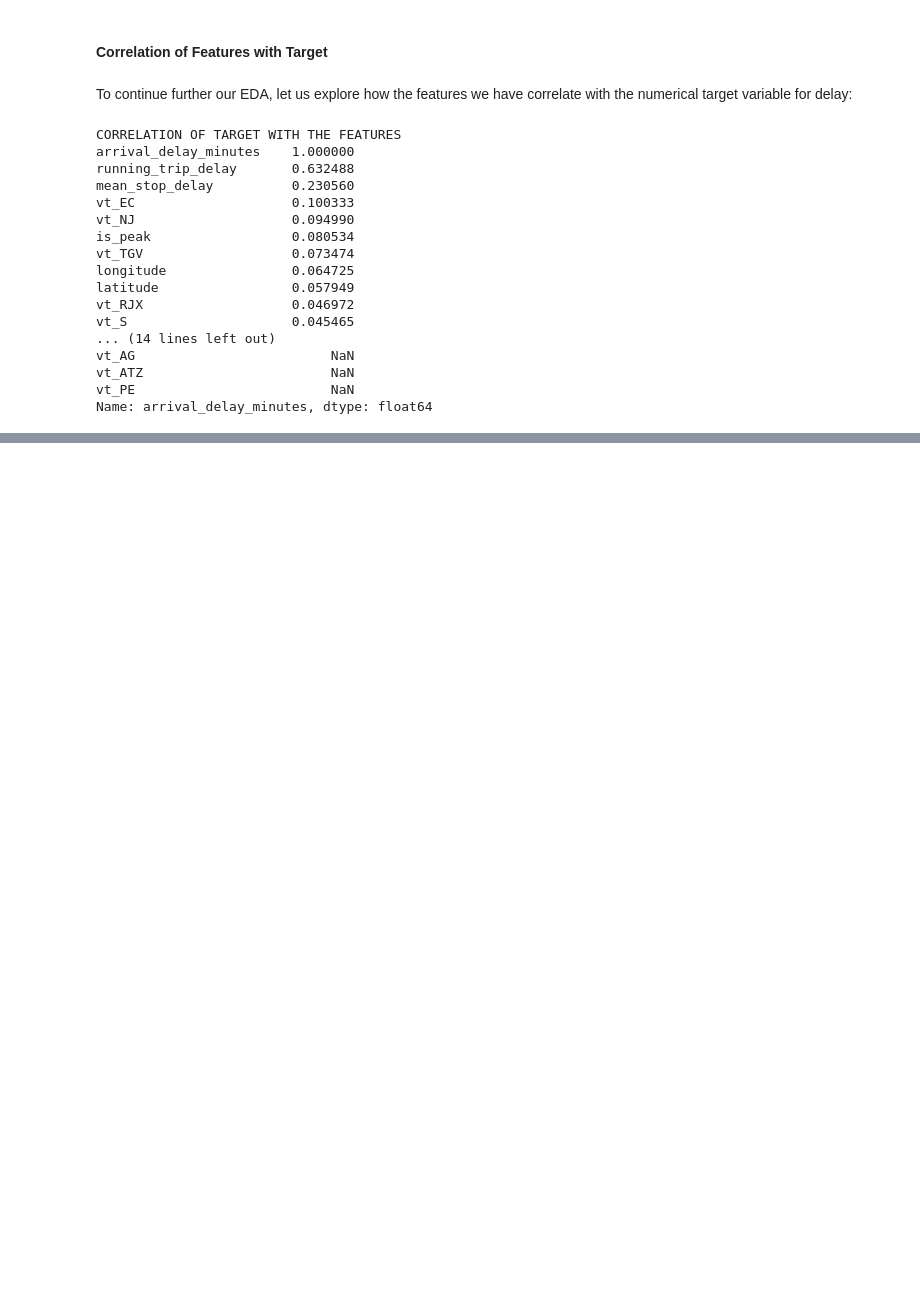
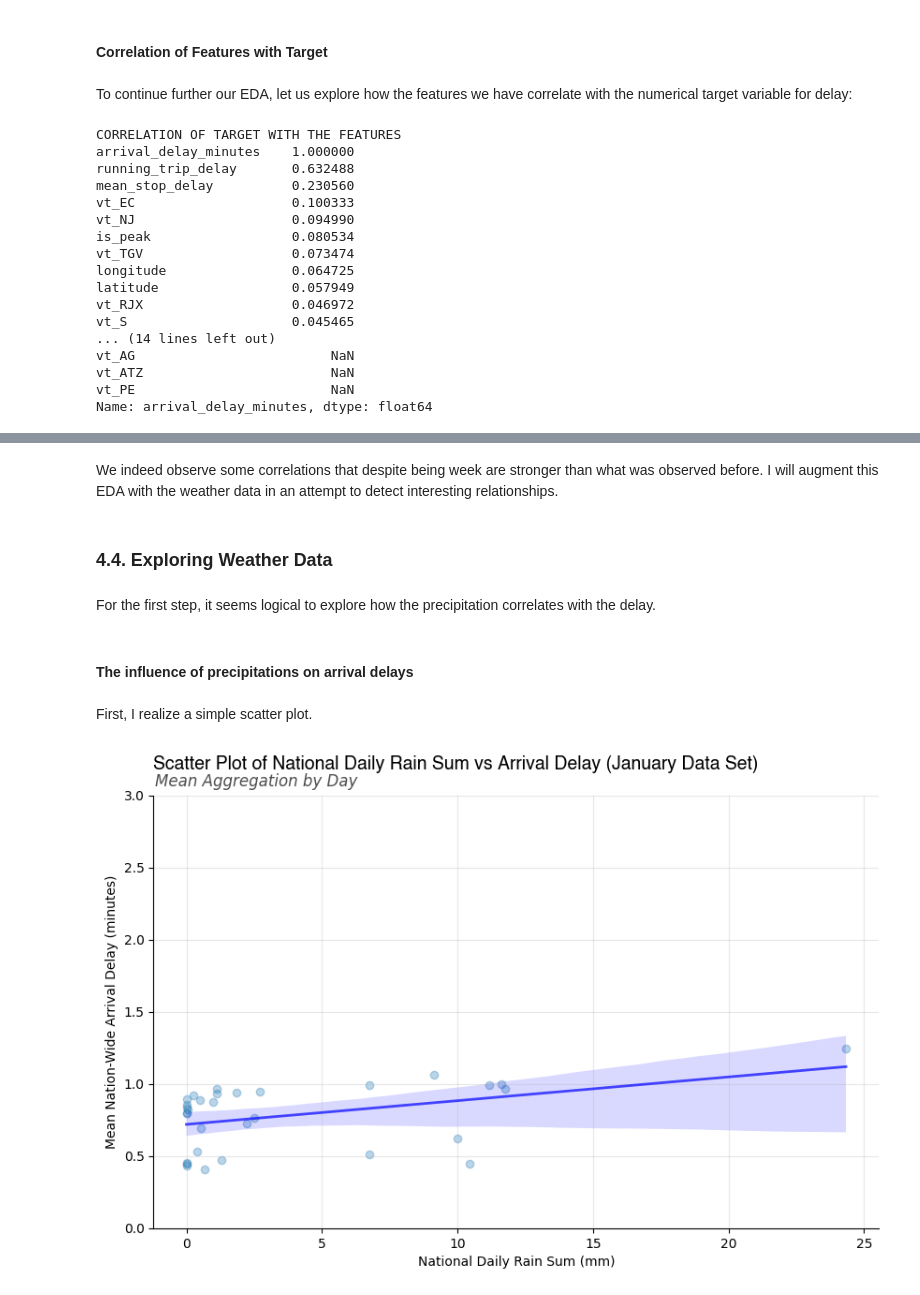
Before and after one commit to YVYX04/Swiss_Train_ML, a Jupyter notebook: notebooks/models/baseline_models_v1.ipynb, the cells around one changed output, grey strips where cells are left out. Drawn from its saved outputs; the diff is of its cells as text; code cells hidden in the pictures; blank space fills up the shorter version.

```diff
--- a/notebooks/models/baseline_models_v1.ipynb
+++ b/notebooks/models/baseline_models_v1.ipynb
@@ -423,0 +453,13 @@ However, as expected, the congestion features are the ones who cary the highest
+# %%
+# load the new data created with fe_v2.py
+# load the data frame from january features
+df_janw = pd.read_parquet("../../data/features/ist_features_weather_2025_01.parquet")
+
+# drop rows with missing values
+n1 = len(df_janw)
+df_janw = df_janw.dropna()
+n2 = len(df_janw)
+print(f"Dropped {(n1 - n2) / n1 * 100:.2f}% rows with missing values.")
+
+# head
+df_janw.head()
@@ -423,0 +526,48 @@ However, as expected, the congestion features are the ones who cary the highest
+# %% [markdown]
+We indeed observe some correlations that despite being week are stronger than what was observed before. I will augment this EDA with the weather data in an attempt to detect interesting relationships.
+# %% [markdown]
+### 4.4. Exploring Weather Data
+# %% [markdown]
+For the first step, it seems logical to explore how the precipitation correlates with the delay.
+# %% [markdown]
+#### The influence of precipitations on arrival delays
+# %% [markdown]
+First, I realize a simple scatter plot.
+# %%
+# aggregate by day
+day_delay = (
+    df_janw.groupby('date')[['arrival_delay_minutes', 'nat_rain_sum']]
+          .mean()
+          .reset_index()
+)
+
+# scatter of nat_rain_sum vs arrival_delay_minutes
+fig, ax = plt.subplots(figsize=(10, 6))
+ax.scatter(day_delay['nat_rain_sum'], day_delay['arrival_delay_minutes'], alpha=0.3)
+# regression line
+sns.regplot(
+    data=day_delay,
+    x='nat_rain_sum',
+    y='arrival_delay_minutes',
+    scatter=False,
+    ax=ax,
+    color='blue',
+    line_kws={'linewidth': 2, 'alpha': 0.7}
+)
+
+# aesthetics
+ax.set_xlabel('National Daily Rain Sum (mm)')
+ax.set_ylabel('Mean Nation-Wide Arrival Delay (minutes)')
+ax.set_title('Scatter Plot of National Daily Rain Sum vs Arrival Delay (January Data Set)',
+             loc='left', pad=20, fontsize=14, family='Helvetica')
+plt.suptitle('Mean Aggregation by Day', fontsize=12, x=0.235, y=0.92, fontstyle='italic', alpha=0.7)
+ax.grid(alpha=0.3)
+ax.set_ylim(0, 3)
+ax.spines['top'].set_visible(False)
+ax.spines['right'].set_visible(False)
+
+
+plt.savefig("../../images/scatter_nat_rain_sum_vs_arrival_delay_january_data_set.png", dpi=500)
+plt.show()
+# %% [output]
+[figure, added]
```
Also changed, not shown: parts of 57 cells of this notebook.
